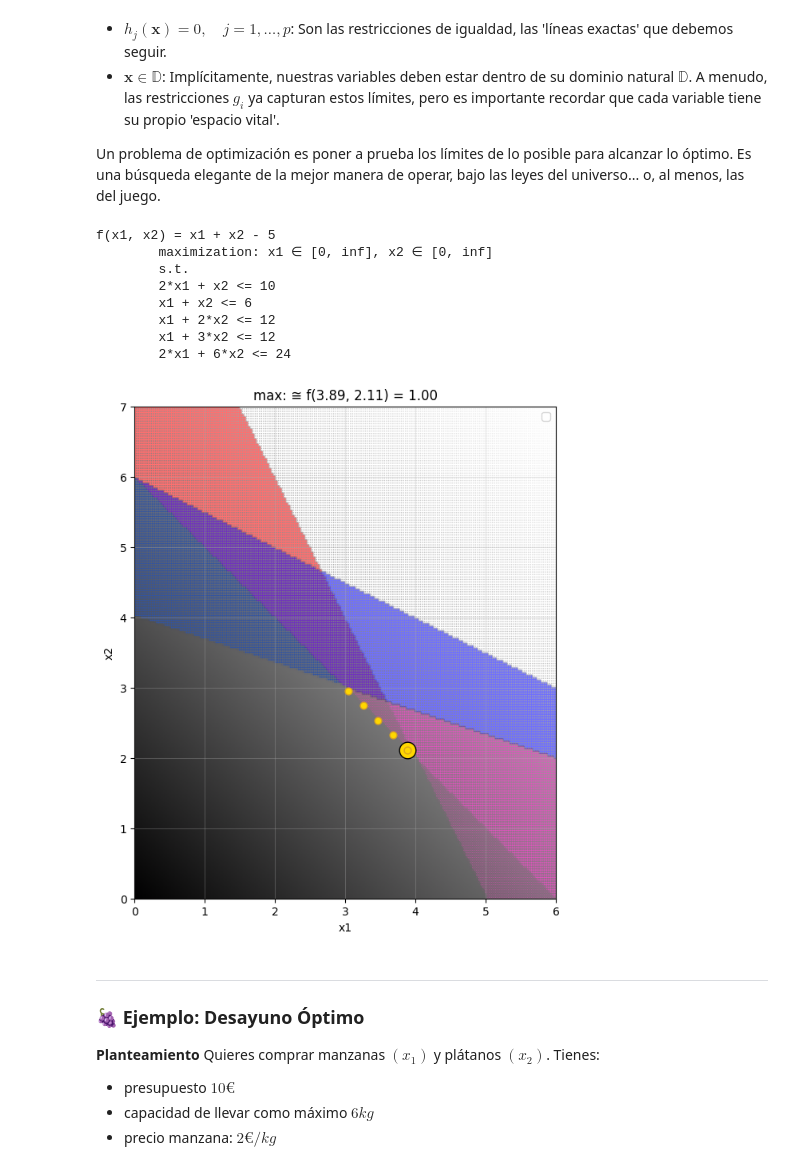
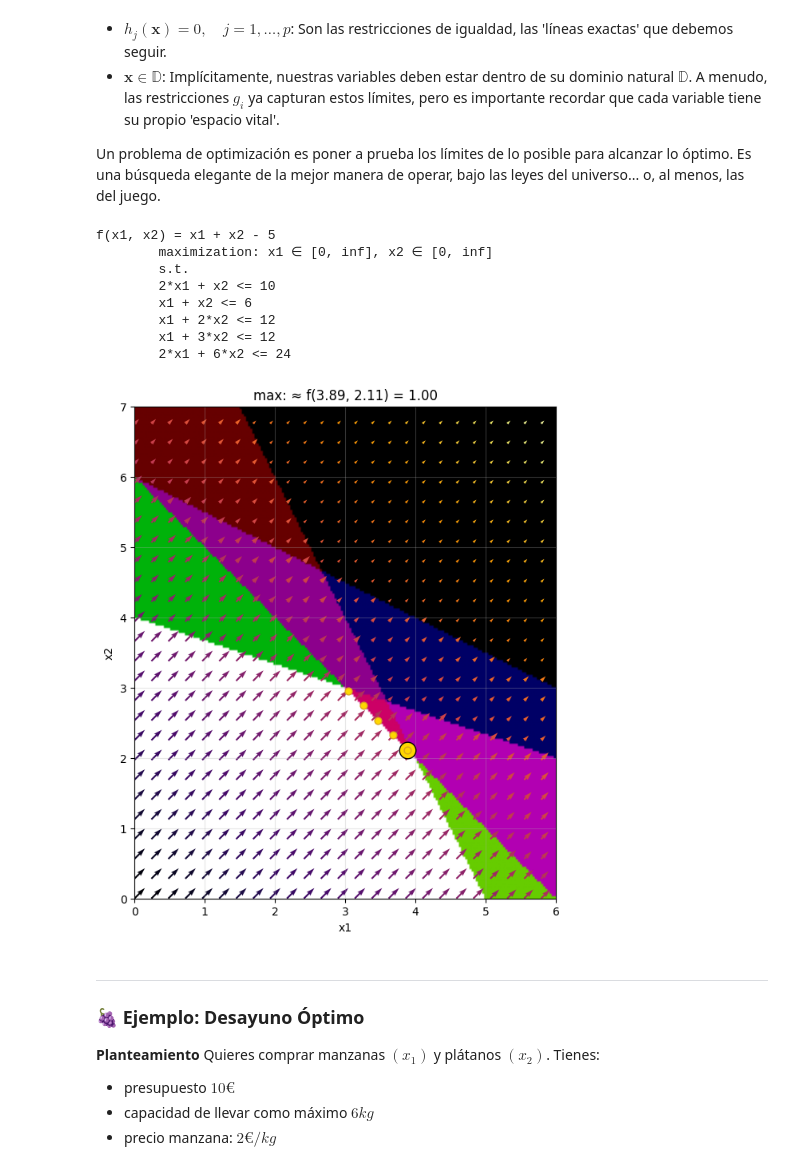
Before and after one commit to JulTob/Optimization, a Jupyter notebook: Optimizacion_C2.ipynb, the cells around one changed output. Cells and saved outputs as stored; diff of their text form; code cells hidden in the pictures.

```diff
--- a/Optimizacion_C2.ipynb
+++ b/Optimizacion_C2.ipynb
@@ -444,35 +708,35 @@ x2 = Decision("x2")
 
 P = Optimization([x1, x2])
 
 
 # restricciones
 P[2*x1() + x2() <= 10]
 P[  x1() + x2() <= 6]
 P[  x1() + 2*x2() <= 12]
 P[  x1() + 3*x2() <= 12]
 P[  2*x1() + 6*x2() <= 24]
 
 # objetivo
 f = ((x1() - 2) + (x2() - 3))
 P.set_objetivo(f, kind="max")
 
 print(P)
 
 # Establecer límites explícitos para las variables para el trazado
 x1.set_upper(6) # Establecer el límite superior de x1 a 6
 x2.set_upper(7) # Establecer el límite superior de x2 a 7
 
-P.plot()
+P.field(cmap_obj="inferno")
 # %% [output]
 f(x1, x2) = x1 + x2 - 5
         maximization: x1 ∈ [0, inf], x2 ∈ [0, inf]
         s.t.
         2*x1 + x2 <= 10
         x1 + x2 <= 6
         x1 + 2*x2 <= 12
         x1 + 3*x2 <= 12
         2*x1 + 6*x2 <= 24
-[figure, old version]
+[figure, new version]
 # %% [markdown]
 -----
 ### 🍇 Ejemplo: Desayuno Óptimo
```
Also changed, not shown: parts of 4 cells of this notebook.
